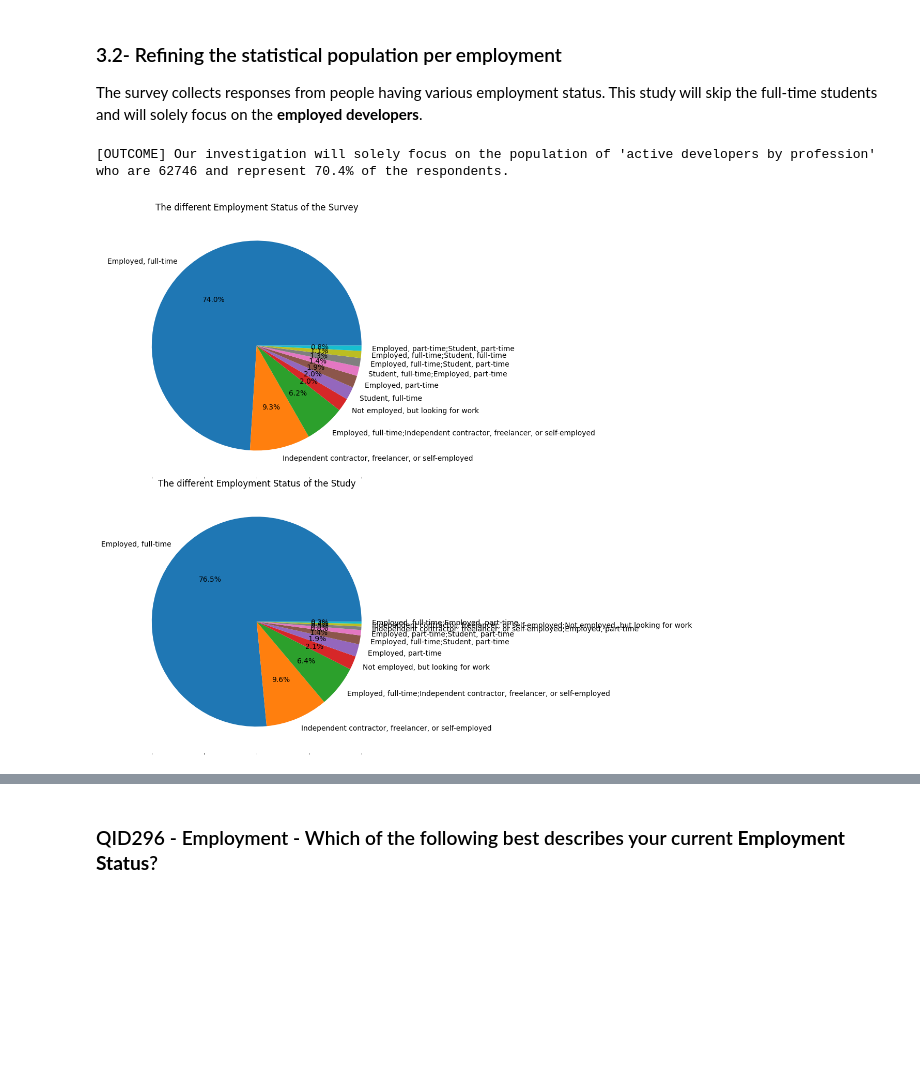
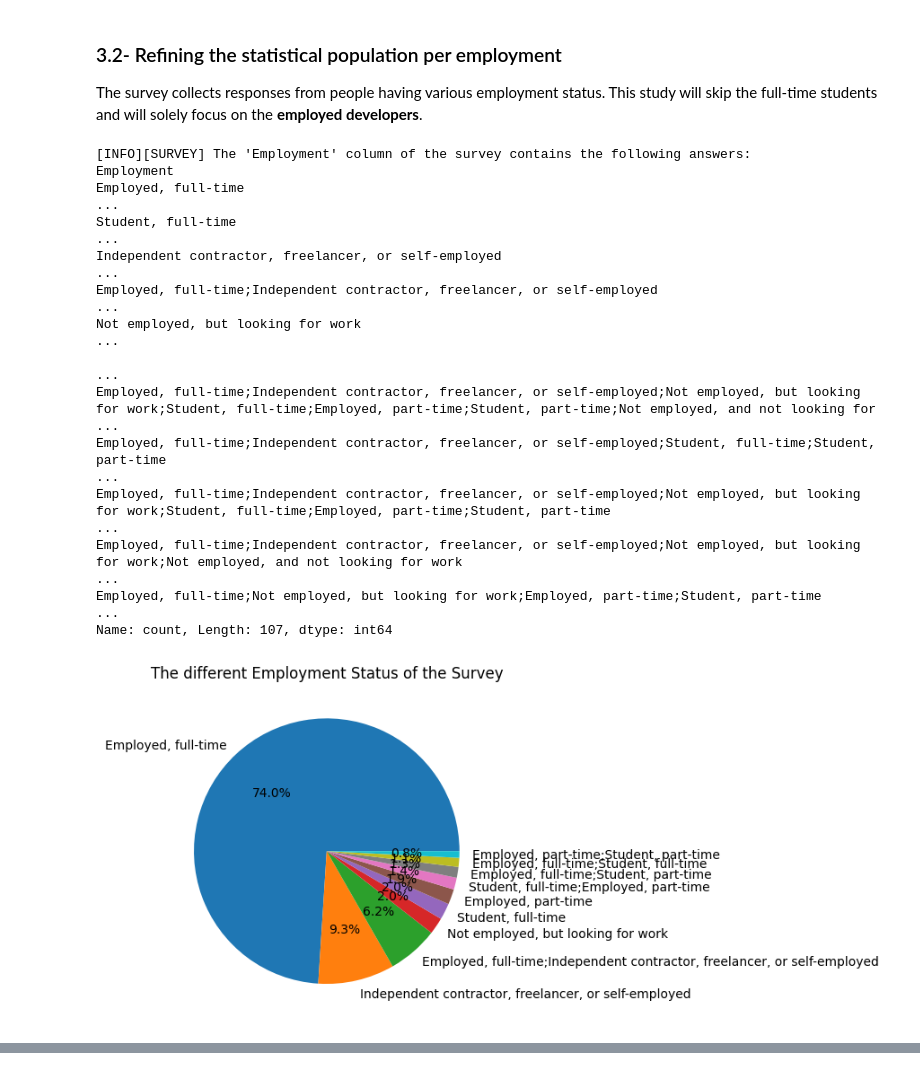
Before and after one commit to fab7/LAB-Data-Science-Blog-Post, a Jupyter notebook: notebook/who_are_the_rust_users.ipynb, the cells around one changed output, grey strips where cells are left out. Drawn from its saved outputs; the diff is of its cells as text; code cells hidden in the pictures; blank space fills up the shorter version.

```diff
--- a/notebook/who_are_the_rust_users.ipynb
+++ b/notebook/who_are_the_rust_users.ipynb
@@ -47,8 +48,10 @@ In this section, we take a look at the dataset and we start wrangling the data t
 import numpy as np
 import pandas as pd
 import matplotlib.pyplot as plt
+import seaborn as sns
+import networkx as nx
 
 %matplotlib inline
 
 # Set the verbosity to [0|1|2|..]
-VERBOSE = 1
+VERBOSE = 3
@@ -74,14 +100,14 @@ The dataset contains 89184 rows and 84 columns.
 # %% [markdown]
 ### 2.1- Utility and Helpers Functions
 # %%
-def pie_chart(df, title, savefig=False):
+def pie_chart(df, title, fig_save=False):
     """
-    Plots a bar chart showing the proportions of the passed series.
+    Plots a pie chart showing the proportions of the passed series.
     """
-    (df.nlargest(10)/df.sum()).plot(kind='pie', autopct='%1.1f%%', ylabel='' , legend=None);
+    (df.nlargest(10)/df.sum()).plot(kind='pie', autopct='%1.1f%%', ylabel='', legend=None);
     plt.title(title);
-    if savefig:
-        plt.savefig('./images/' + title.replace(" ", "_") +'.jpg')
+    if fig_save:
+        plt.fig_save('./images/' + title.replace(" ", "_") +'.jpg')
     plt.show();
 
 help(pie_chart)
@@ -162,30 +284,47 @@ pie_chart(df.MainBranch.value_counts(), "The different Developer Branches of the
 The survey collects responses from people having various employment status.
 This study will skip the full-time students and will solely focus on the **employed developers**.
 # %%
+# STEP-0: Get to know the content of the 'Employment' column
+if VERBOSE > 2:
+    print(f"\n[INFO][SURVEY] The \'Employment\' column of the survey contains the following answers:")
+    print(df['Employment'].value_counts(dropna=False))
+if VERBOSE > 1:
+    pie_chart(df_developers.Employment.value_counts(),
+              'The different Employment Status of the Survey', fig_save=False)
+
 # STEP-1: Create a subset of the dataset containing only professional developers who are employed.
 #         We use the question "_ID296/Employment/Which of the following best describes your current employment status?_".
-df_active_developers = df_developers[~(df_developers['Employment'].str.contains('Student, full-time') |
-                                       df_developers['Employment'].str.contains('Not employed, and not looking for work') |
-                                       df_developers['Employment'].str.contains('I prefer not to say'))]
+df_active_developers = df_developers[
+                        ~(df_developers['Employment'].str.contains('Student, full-time') |
+                          df_developers['Employment'].str.contains('Not employed, and not looking for work') |
+                          df_developers['Employment'].str.contains('I prefer not to say'))]
 # Futher remove a few employment status
-df_active_developers = df_active_developers[~df_active_developers['Employment'].isin(['Student, part-time',
-                                                                                       'Retired'])]
+df_active_developers = df_active_developers[
+                        ~df_active_developers['Employment'].isin(['Student, part-time',
+                                                                  'Retired'])]
 active_developers = df_active_developers.shape[0]
+print(f"[INFO][STUDY] Our investigation will solely focus on the population of \'active developers by profession\' who are {active_developers} and represent {(100*active_developers/respondents):.1f}% of the respondents.")
 
-# STEP-2: Print summary
-print(f"[OUTCOME] Our investigation will solely focus on the population of \'active developers by profession\' who are {active_developers} and represent {(100*active_developers/respondents):.1f}% of the respondents.")
-
-# STEP-3: Display the pie charts
+# STEP-2: Display the resulting pie chart
+if VERBOSE > 2:
+    print(f"\n[INFO][STUDY] The \'Employment\' column of the study contains the following answers:")
+    print(df_active_developers.Employment.value_counts().head(30))
 if VERBOSE > 1:
-    print()
-    print(df_active_developers.Employment.value_counts().head(30))
-#pie_chart(df_developers.Employment.value_counts(),        'The different Employment Status of the Survey', savefig=False)
-#pie_chart(df_active_developers.Employment.value_counts(), 'The different Employment Status of the Study',  savefig=False)
-
-two_pie_chart(df_developers.Employment.value_counts(),        'The different Employment Status of the Survey',
-              df_active_developers.Employment.value_counts(), 'The different Employment Status of the Study',
-              'col',
-              'Refinement of statistical population per Employment Status', savefig=False)
+    pie_chart(df_active_developers.Employment.value_counts(),
+              'The different Employment Status of the Study', fig_save=False)
 # %% [output]
-[OUTCOME] Our investigation will solely focus on the population of 'active developers by profession' who are 62746 and represent 70.4% of the respondents.
+[INFO][SURVEY] The 'Employment' column of the survey contains the following answers:
+Employment
+Employed, full-time                                                                                                                                                                                      ...
+Student, full-time                                                                                                                                                                                       ...
+Independent contractor, freelancer, or self-employed                                                                                                                                                     ...
+Employed, full-time;Independent contractor, freelancer, or self-employed                                                                                                                                 ...
+Not employed, but looking for work                                                                                                                                                                       ...
+                                                                                                                                                                                                         ...
+Employed, full-time;Independent contractor, freelancer, or self-employed;Not employed, but looking for work;Student, full-time;Employed, part-time;Student, part-time;Not employed, and not looking for  ...
+Employed, full-time;Independent contractor, freelancer, or self-employed;Student, full-time;Student, part-time                                                                                           ...
+Employed, full-time;Independent contractor, freelancer, or self-employed;Not employed, but looking for work;Student, full-time;Employed, part-time;Student, part-time                                    ...
+Employed, full-time;Independent contractor, freelancer, or self-employed;Not employed, but looking for work;Not employed, and not looking for work                                                       ...
+Employed, full-time;Not employed, but looking for work;Employed, part-time;Student, part-time                                                                                                            ...
+Name: count, Length: 107, dtype: int64
-[figure, old version]
+[figure, new version]
@@ -192,2 +348,0 @@ two_pie_chart(df_developers.Employment.value_counts(),        'The different Emp
-# %% [markdown]
-### QID296 - Employment - Which of the following best describes your current **Employment Status**?
```
Also changed, not shown: parts of 43 cells of this notebook.
